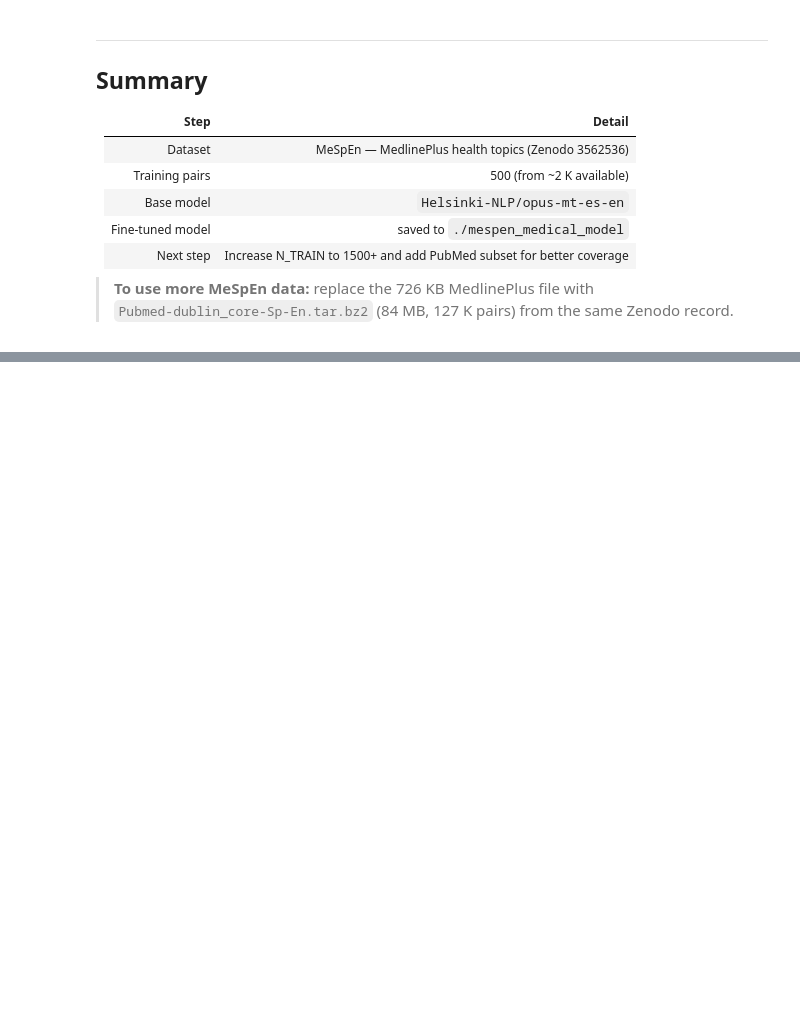
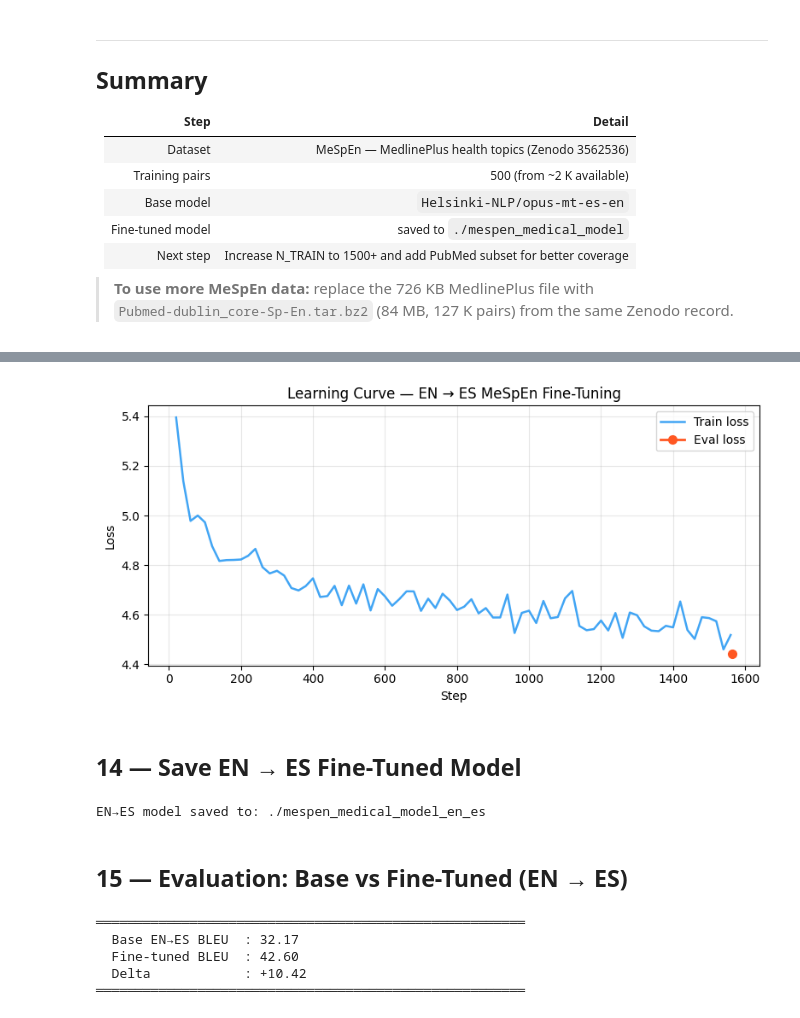
Before and after one commit to Gusgus127/Personalized-Translation-Engines, a Jupyter notebook: mespen-medical-finetune.ipynb, the cells around one changed output, grey strips where cells are left out. Saved outputs shown, nothing was run; the diff lists cells and outputs as text; code cells hidden in the pictures; blank space fills up the shorter version.

```diff
--- a/mespen-medical-finetune.ipynb
+++ b/mespen-medical-finetune.ipynb
@@ -582,0 +767,6 @@ FT  : Fasting blood glucose levels were above normal.
+# %%
+train_result_rev = trainer_rev.train()
+
+print(f"\nTraining complete.")
+print(f"  Runtime : {train_result_rev.metrics['train_runtime']:.1f} s")
+print(f"  Loss    : {train_result_rev.metrics['train_loss']:.4f}")
@@ -582,0 +781,49 @@ FT  : Fasting blood glucose levels were above normal.
+# %%
+import matplotlib.pyplot as plt
+
+log_history_rev = trainer_rev.state.log_history
+train_steps_rev  = [e["step"] for e in log_history_rev if "loss" in e and "eval_loss" not in e]
+train_losses_rev = [e["loss"] for e in log_history_rev if "loss" in e and "eval_loss" not in e]
+eval_steps_rev   = [e["step"] for e in log_history_rev if "eval_loss" in e]
+eval_losses_rev  = [e["eval_loss"] for e in log_history_rev if "eval_loss" in e]
+
+fig, ax = plt.subplots(figsize=(8, 4))
+ax.plot(train_steps_rev, train_losses_rev, label="Train loss", color="#2196F3", linewidth=1.8, alpha=0.85)
+if eval_steps_rev and eval_losses_rev:
+    ax.plot(eval_steps_rev,  eval_losses_rev,  label="Eval loss",  color="#FF5722", linewidth=2, marker="o", markersize=7)
+ax.set_xlabel("Step")
+ax.set_ylabel("Loss")
+ax.set_title("Learning Curve — EN → ES MeSpEn Fine-Tuning")
+ax.legend()
+ax.grid(True, alpha=0.3)
+plt.tight_layout()
+plt.show()
+# %% [output]
+[figure, added]
+# %% [markdown]
+## 14 — Save EN → ES Fine-Tuned Model
+# %%
+ft_model_rev.save_pretrained(OUTPUT_DIR_REV)
+tokenizer_rev.save_pretrained(OUTPUT_DIR_REV)
+print(f"EN→ES model saved to: {OUTPUT_DIR_REV}")
+# %% [output]
+EN→ES model saved to: ./mespen_medical_model_en_es
+# %% [markdown]
+## 15 — Evaluation: Base vs Fine-Tuned (EN → ES)
+# %%
+ft_model_rev.eval()
+ft_translations_rev = batch_translate_rev(ft_model_rev, test_en)
+ft_bleu_rev = sacrebleu.corpus_bleu(ft_translations_rev, [test_ref_es]).score
+
+print("═" * 55)
+print(f"  Base EN→ES BLEU  : {base_bleu_rev:.2f}")
+print(f"  Fine-tuned BLEU  : {ft_bleu_rev:.2f}")
+delta_rev = ft_bleu_rev - base_bleu_rev
+print(f"  Delta            : {'+' if delta_rev >= 0 else ''}{delta_rev:.2f}")
+print("═" * 55)
+# %% [output]
+═══════════════════════════════════════════════════════
+  Base EN→ES BLEU  : 32.17
+  Fine-tuned BLEU  : 42.60
+  Delta            : +10.42
+═══════════════════════════════════════════════════════
```
Also changed, not shown: parts of 27 cells of this notebook, 18 other files.
